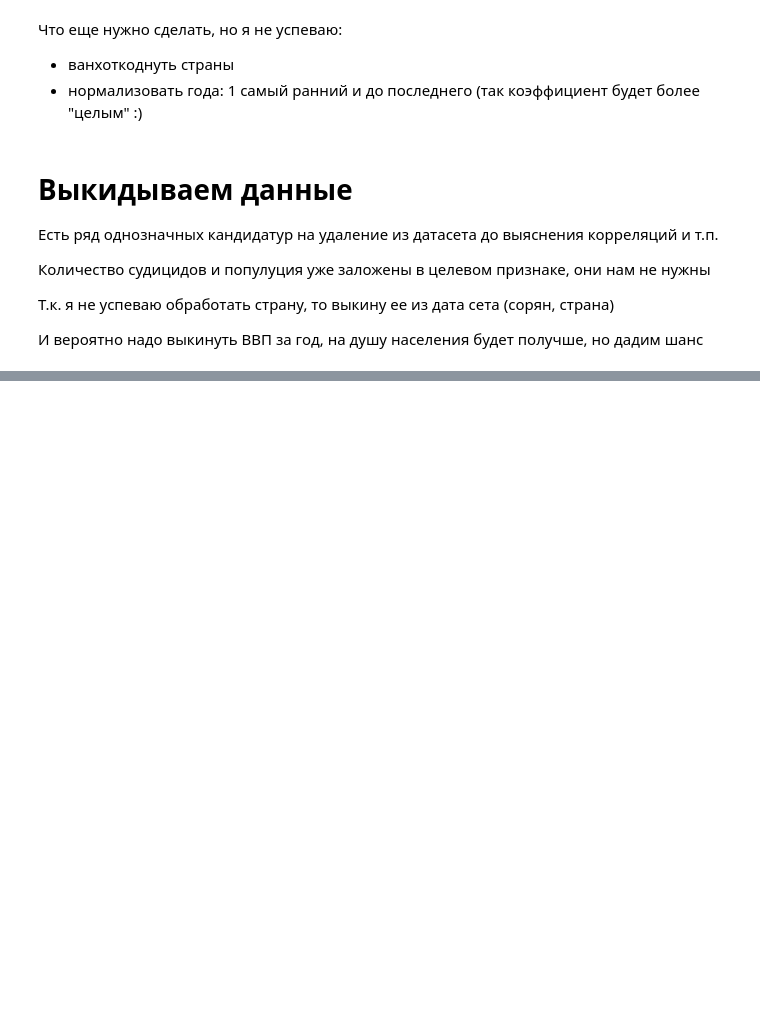
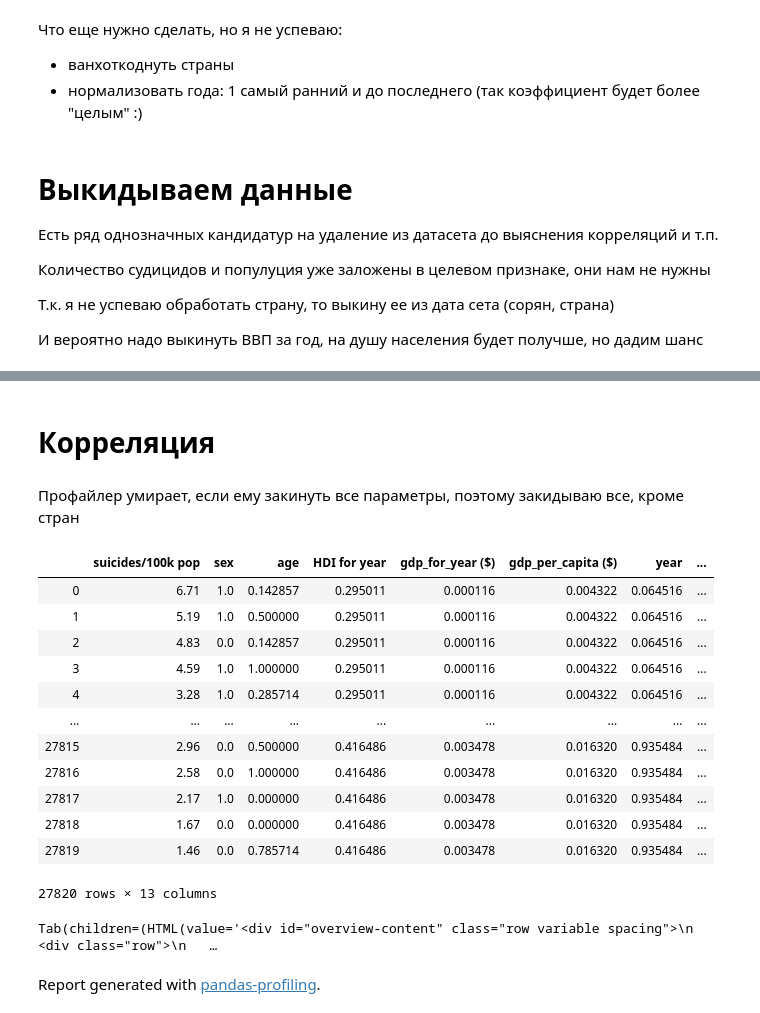
Before and after one commit to Midriaz/python, a Jupyter notebook: feature-engineering/lab.ipynb, the cells around one changed output, grey strips where cells are left out. Saved outputs shown, nothing was run; the diff lists cells and outputs as text; code cells hidden in the pictures; blank space fills up the shorter version.

```diff
--- a/feature-engineering/lab.ipynb
+++ b/feature-engineering/lab.ipynb
@@ -267,6 +267,8 @@ save_data
 Что еще нужно сделать, но я не успеваю:
 - ванхоткоднуть страны
 - нормализовать года: 1 самый ранний и до последнего (так коэффициент будет более "целым" :)
+# %%
+save_data = save_data.join(pd.get_dummies(save_data['country']))
 # %% [markdown]
 # Выкидываем данные
 
@@ -283,0 +309,29 @@ NameError: name 'ProfileReport' is not defined
+# %% [markdown]
+# Корреляция
+# %% [markdown]
+Профайлер умирает, если ему закинуть все параметры, поэтому закидываю все, кроме стран
+# %%
+corr_df = df_normalized[['suicides/100k pop','sex','age', 'HDI for year', ' gdp_for_year ($) ', 'gdp_per_capita ($)',
+                        'year', 'Generation X', 'Silent', 'Millenials', 'Boomers', 'G.I. Generation', 'Generation Z']]
+
+corr_df
+# %% [output]
+|  | suicides/100k pop | sex | age | HDI for year | gdp_for_year ($) | gdp_per_capita ($) | year | ... |
+| 0 | 6.71 | 1.0 | 0.142857 | 0.295011 | 0.000116 | 0.004322 | 0.064516 | ... |
+| 1 | 5.19 | 1.0 | 0.500000 | 0.295011 | 0.000116 | 0.004322 | 0.064516 | ... |
+| 2 | 4.83 | 0.0 | 0.142857 | 0.295011 | 0.000116 | 0.004322 | 0.064516 | ... |
+| 3 | 4.59 | 1.0 | 1.000000 | 0.295011 | 0.000116 | 0.004322 | 0.064516 | ... |
+| 4 | 3.28 | 1.0 | 0.285714 | 0.295011 | 0.000116 | 0.004322 | 0.064516 | ... |
+| ... | ... | ... | ... | ... | ... | ... | ... | ... |
+| 27815 | 2.96 | 0.0 | 0.500000 | 0.416486 | 0.003478 | 0.016320 | 0.935484 | ... |
+| 27816 | 2.58 | 0.0 | 1.000000 | 0.416486 | 0.003478 | 0.016320 | 0.935484 | ... |
+| 27817 | 2.17 | 1.0 | 0.000000 | 0.416486 | 0.003478 | 0.016320 | 0.935484 | ... |
+| 27818 | 1.67 | 0.0 | 0.000000 | 0.416486 | 0.003478 | 0.016320 | 0.935484 | ... |
+| 27819 | 1.46 | 0.0 | 0.785714 | 0.416486 | 0.003478 | 0.016320 | 0.935484 | ... |
+27820 rows × 13 columns
+# %%
+from pandas_profiling import ProfileReport
+ProfileReport(corr_df)
+# %% [output]
+Tab(children=(HTML(value='<div id="overview-content" class="row variable spacing">\n    <div class="row">\n   …
+Report generated with pandas-profiling.
```
Also changed, not shown: parts of 22 cells of this notebook.
